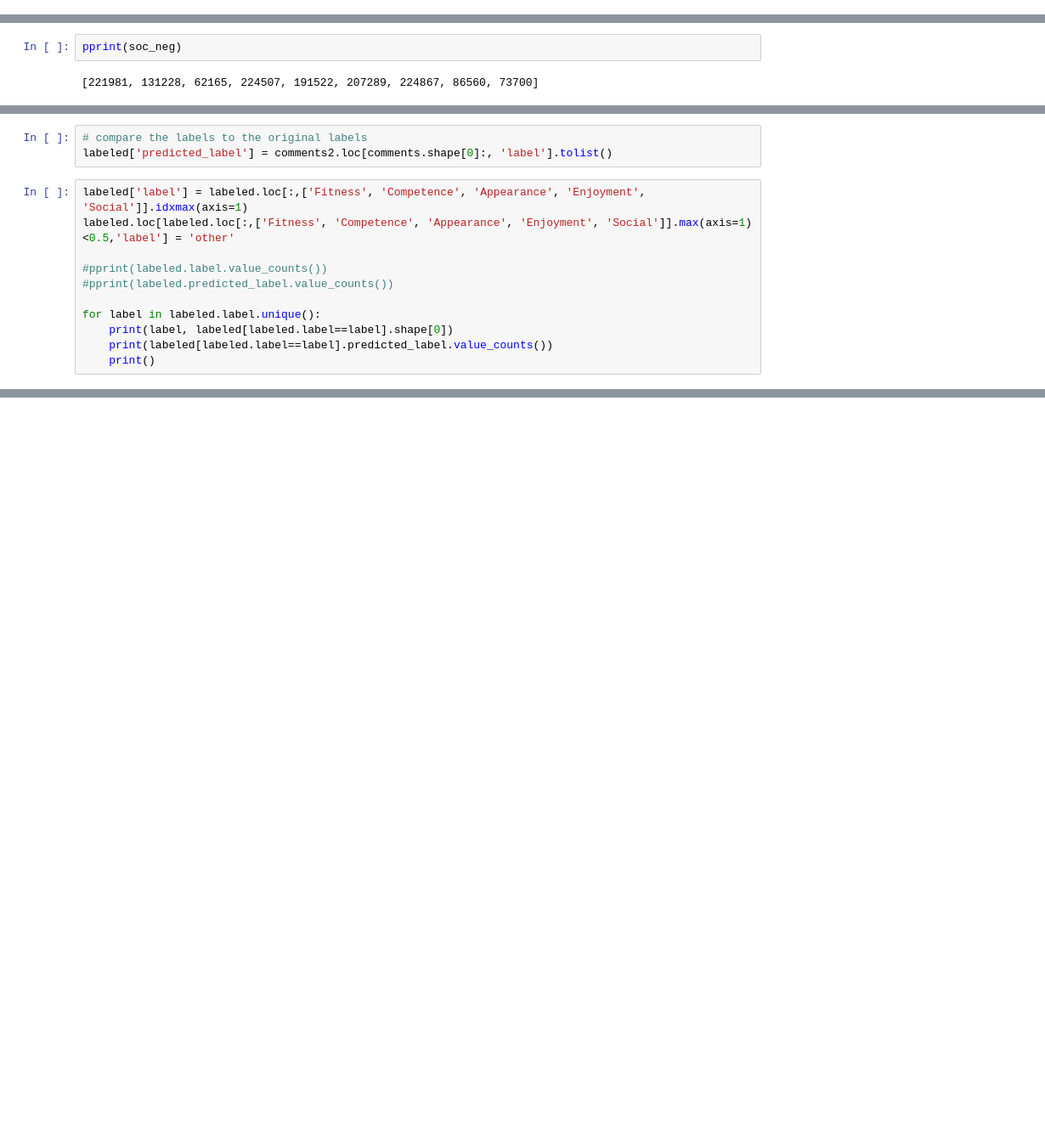
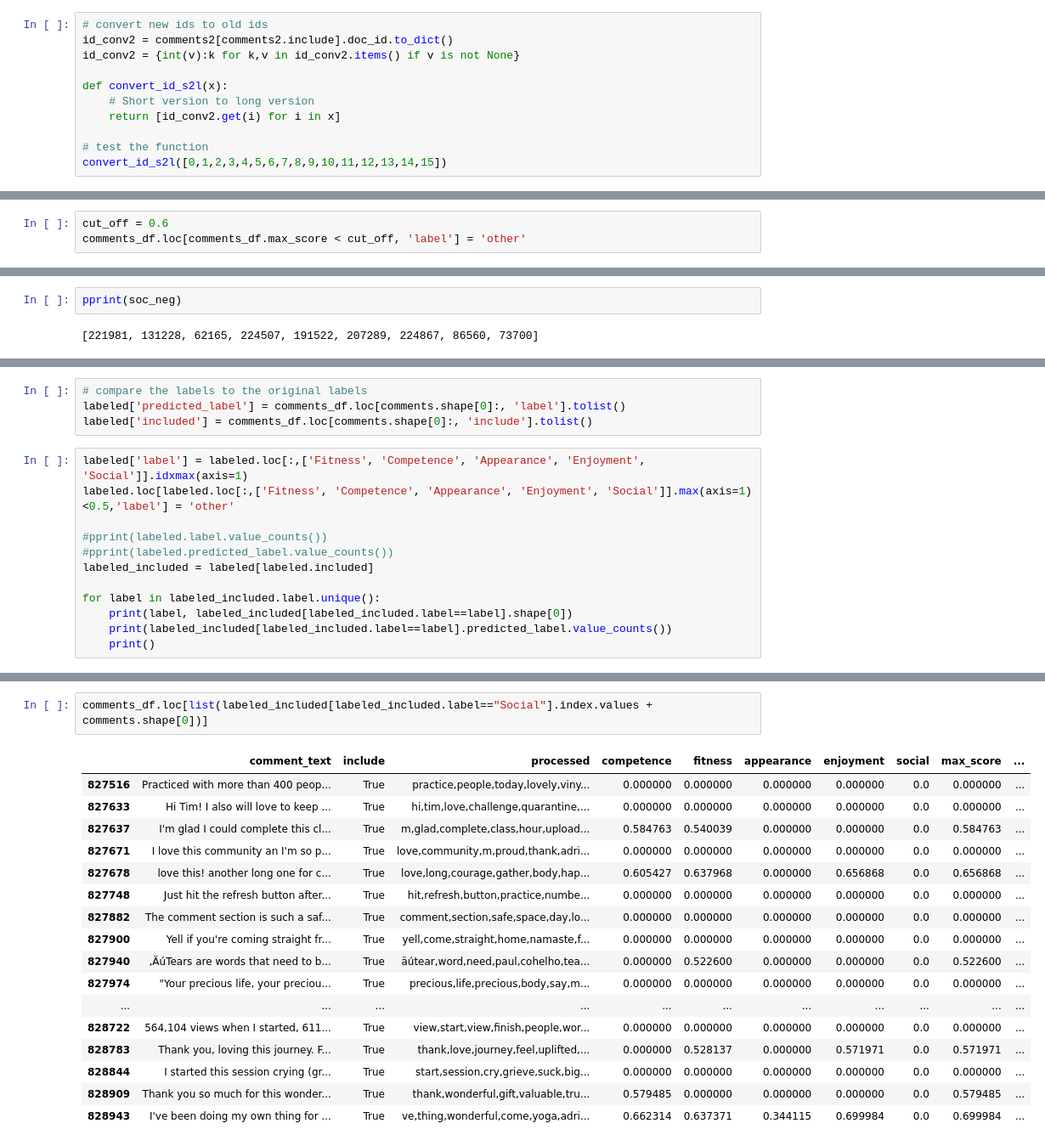
Before and after one commit to sdoosti/Fitness, a Jupyter notebook: analysis/new_labeling_new_model.ipynb, the cells around one changed output, grey strips where cells are left out. Shown: that part at 85% size. Saved outputs shown, nothing was run; the diff lists cells and outputs as text; blank space fills up the shorter version.

```diff
--- a/analysis/new_labeling_new_model.ipynb
+++ b/analysis/new_labeling_new_model.ipynb
@@ -79,0 +85,11 @@ convert_id([0,1,2,3,4,5,6,7,8,9,10,11,12,13,14,15])
+# %%
+# convert new ids to old ids
+id_conv2 = comments2[comments2.include].doc_id.to_dict()
+id_conv2 = {int(v):k for k,v in id_conv2.items() if v is not None}
+
+def convert_id_s2l(x):
+    # Short version to long version
+    return [id_conv2.get(i) for i in x]
+
+# test the function
+convert_id_s2l([0,1,2,3,4,5,6,7,8,9,10,11,12,13,14,15])
@@ -167 +185,4 @@ comments2.loc[comments2.max_score < 0.35, 'label'] = 'other'
+# %%
+cut_off = 0.6
+comments_df.loc[comments_df.max_score < cut_off, 'label'] = 'other'
 # %%
@@ -257,15 +244,17 @@ comments2[comments2.comment_text=="Namaste"]
 # %%
 # compare the labels to the original labels
-labeled['predicted_label'] = comments2.loc[comments.shape[0]:, 'label'].tolist()
+labeled['predicted_label'] = comments_df.loc[comments.shape[0]:, 'label'].tolist()
+labeled['included'] = comments_df.loc[comments.shape[0]:, 'include'].tolist()
 # %%
 labeled['label'] = labeled.loc[:,['Fitness', 'Competence', 'Appearance', 'Enjoyment', 'Social']].idxmax(axis=1)
 labeled.loc[labeled.loc[:,['Fitness', 'Competence', 'Appearance', 'Enjoyment', 'Social']].max(axis=1)<0.5,'label'] = 'other'
 
 #pprint(labeled.label.value_counts())
 #pprint(labeled.predicted_label.value_counts())
+labeled_included = labeled[labeled.included]
 
-for label in labeled.label.unique():
-    print(label, labeled[labeled.label==label].shape[0])
-    print(labeled[labeled.label==label].predicted_label.value_counts())
+for label in labeled_included.label.unique():
+    print(label, labeled_included[labeled_included.label==label].shape[0])
+    print(labeled_included[labeled_included.label==label].predicted_label.value_counts())
     print()
 # %% [output]
@@ -296,0 +278,20 @@ Name: count, dtype: int64
+# %%
+comments_df.loc[list(labeled_included[labeled_included.label=="Social"].index.values + comments.shape[0])]
+# %% [output]
+|  | comment_text | include | processed | competence | fitness | appearance | enjoyment | social | max_score | ... |
+| 827516 | Practiced with more than 400 peop... | True | practice,people,today,lovely,viny... | 0.000000 | 0.000000 | 0.000000 | 0.000000 | 0.0 | 0.000000 | ... |
+| 827633 | Hi Tim! I also will love to keep ... | True | hi,tim,love,challenge,quarantine,... | 0.000000 | 0.000000 | 0.000000 | 0.000000 | 0.0 | 0.000000 | ... |
+| 827637 | I'm glad I could complete this cl... | True | m,glad,complete,class,hour,upload... | 0.584763 | 0.540039 | 0.000000 | 0.000000 | 0.0 | 0.584763 | ... |
+| 827671 | I love this community an I'm so p... | True | love,community,m,proud,thank,adri... | 0.000000 | 0.000000 | 0.000000 | 0.000000 | 0.0 | 0.000000 | ... |
+| 827678 | love this! another long one for c... | True | love,long,courage,gather,body,hap... | 0.605427 | 0.637968 | 0.000000 | 0.656868 | 0.0 | 0.656868 | ... |
+| 827748 | Just hit the refresh button after... | True | hit,refresh,button,practice,numbe... | 0.000000 | 0.000000 | 0.000000 | 0.000000 | 0.0 | 0.000000 | ... |
+| 827882 | The comment section is such a saf... | True | comment,section,safe,space,day,lo... | 0.000000 | 0.000000 | 0.000000 | 0.000000 | 0.0 | 0.000000 | ... |
+| 827900 | Yell if you're coming straight fr... | True | yell,come,straight,home,namaste,f... | 0.000000 | 0.000000 | 0.000000 | 0.000000 | 0.0 | 0.000000 | ... |
+| 827940 | ‚ÄúTears are words that need to b... | True | äútear,word,need,paul,cohelho,tea... | 0.000000 | 0.522600 | 0.000000 | 0.000000 | 0.0 | 0.522600 | ... |
+| 827974 | "Your precious life, your preciou... | True | precious,life,precious,body,say,m... | 0.000000 | 0.000000 | 0.000000 | 0.000000 | 0.0 | 0.000000 | ... |
+| ... | ... | ... | ... | ... | ... | ... | ... | ... | ... | ... |
+| 828722 | 564,104 views when I started, 611... | True | view,start,view,finish,people,wor... | 0.000000 | 0.000000 | 0.000000 | 0.000000 | 0.0 | 0.000000 | ... |
+| 828783 | Thank you, loving this journey. F... | True | thank,love,journey,feel,uplifted,... | 0.000000 | 0.528137 | 0.000000 | 0.571971 | 0.0 | 0.571971 | ... |
+| 828844 | I started this session crying (gr... | True | start,session,cry,grieve,suck,big... | 0.000000 | 0.000000 | 0.000000 | 0.000000 | 0.0 | 0.000000 | ... |
+| 828909 | Thank you so much for this wonder... | True | thank,wonderful,gift,valuable,tru... | 0.579485 | 0.000000 | 0.000000 | 0.000000 | 0.0 | 0.579485 | ... |
+| 828943 | I've been doing my own thing for ... | True | ve,thing,wonderful,come,yoga,adri... | 0.662314 | 0.637371 | 0.344115 | 0.699984 | 0.0 | 0.699984 | ... |
```
Also changed, not shown: parts of 16 cells of this notebook, 1 other file.
